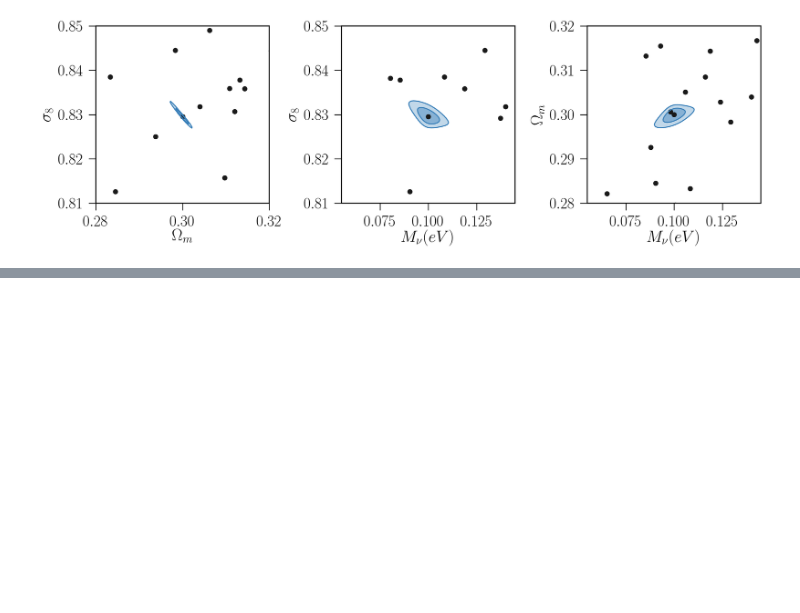
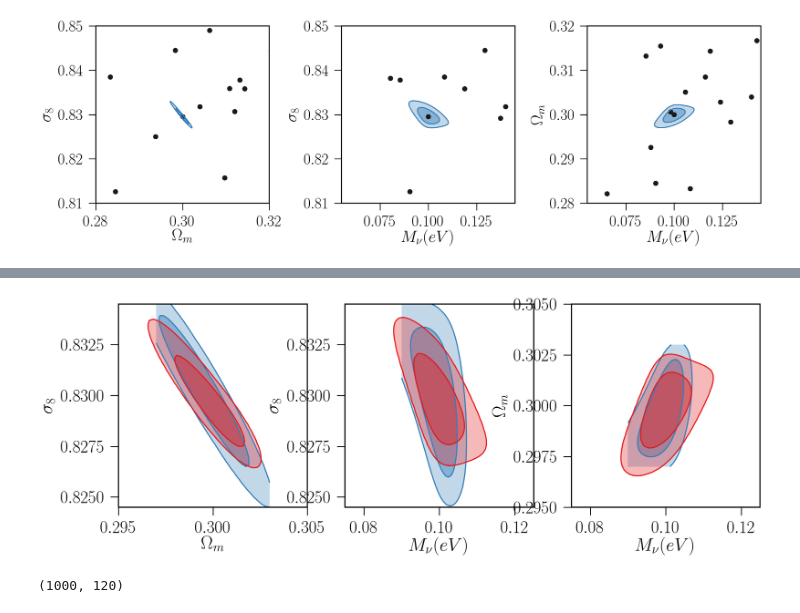
Before and after one commit to xzackli/neutrino_mpk, a Jupyter notebook: 1. Cube Making.ipynb, the cells around one changed output, grey strips where cells are left out. Saved outputs shown, nothing was run; the diff lists cells and outputs as text; code cells hidden in the pictures; blank space fills up the shorter version.

```diff
--- a/1. Cube Making.ipynb
+++ b/1. Cube Making.ipynb
@@ -516,0 +752,20 @@ plt.tight_layout()
+# %%
+# PRECOMPUTED CUBES! NO NEED TO REDO CALCS
+x,y,z = np.load(  'cubes/5z_PC_binned20_xyz.npy' )
+c2 = np.load( 'cubes/5z_PC_binned20.npy' )
+fig, axes = plot_utils.plot_cube_getdist_style(c2, [x,y,z], fill=True,
+                        input_color=default_color_list[2],
+                       input_label='new')
+
+# PRECOMPUTED CUBES! NO NEED TO REDO CALCS
+x,y,z = np.load(  'cubes/5z_5000_PS_xyz.npy' )
+c2 = np.load( 'cubes/5z_5000_PS.npy' )
+fig, axes = plot_utils.plot_cube_getdist_style(c2, [x,y,z], fill=True, fig=fig, axes=axes,
+                        input_color=default_color_list[1],
+                       input_label='new')
+# %% [output]
+[figure, added]
+# %%
+ps_rs.shape
+# %% [output]
+(1000, 120)
```
Also changed, not shown: parts of 14 cells of this notebook.
